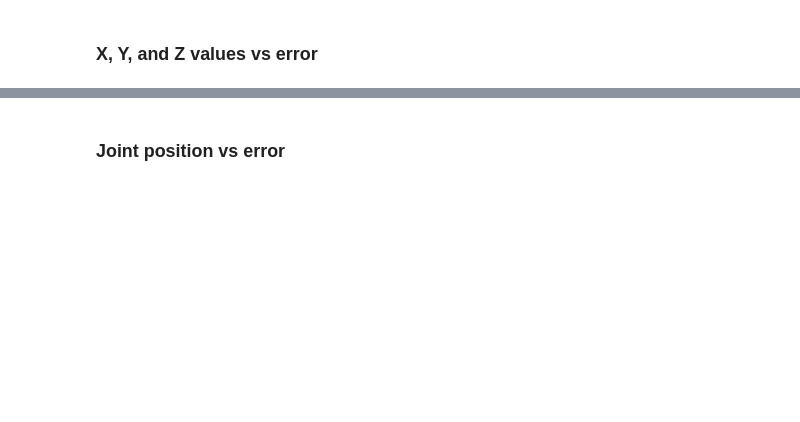
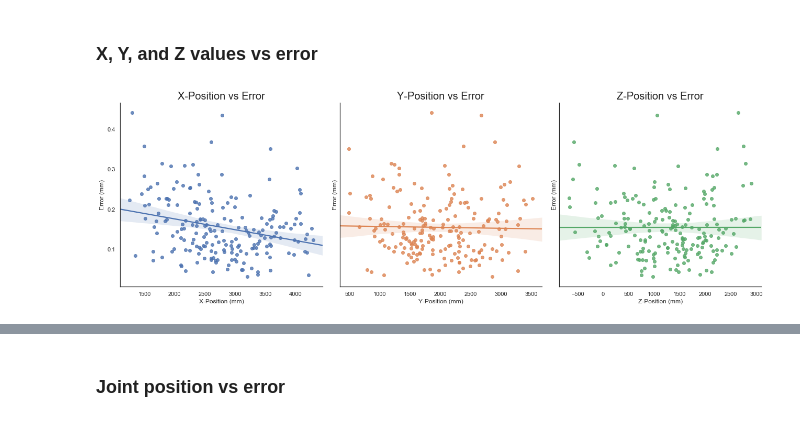
Before and after one commit to BotScutters/robot_accuracy, a Jupyter notebook: Positional accuracy of a 6-axis robot arm.ipynb, the cells around one changed output, grey strips where cells are left out. Cells and saved outputs as stored; diff of their text form; code cells hidden in the pictures; blank space fills up the shorter version.

```diff
--- a/Positional accuracy of a 6-axis robot arm.ipynb
+++ b/Positional accuracy of a 6-axis robot arm.ipynb
@@ -414,2 +447,21 @@ plt.tight_layout()
 # %% [markdown]
 ### X, Y, and Z values vs error
+# %%
+# Set up the matplotlib figure
+f, axes = plt.subplots(nrows=1, ncols=3, figsize=(18, 6), sharey=True)
+sns.despine()
+sns.set(style="white", context="notebook")
+titles = ("X-Position vs Error", "Y-Position vs Error", "Z-Position vs Error")
+xlabels = ("X-Position (mm)", "Y-Position (mm)", "Z-Position (mm)")
+
+for i, axis in enumerate(act_pt1):
+    sns.regplot(x=act_pt1[axis], y=errors['err1'], ax=axes[i])
+    # axis definitions
+    axes[i].set_title(titles[i], fontsize=20)
+    axes[i].set_xlabel(xlabels[i])
+    axes[i].set_ylabel("Error (mm)")
+
+# nicer screen formatting
+plt.tight_layout()
+# %% [output]
+[figure, added]
```
Also changed, not shown: parts of 62 cells of this notebook.
